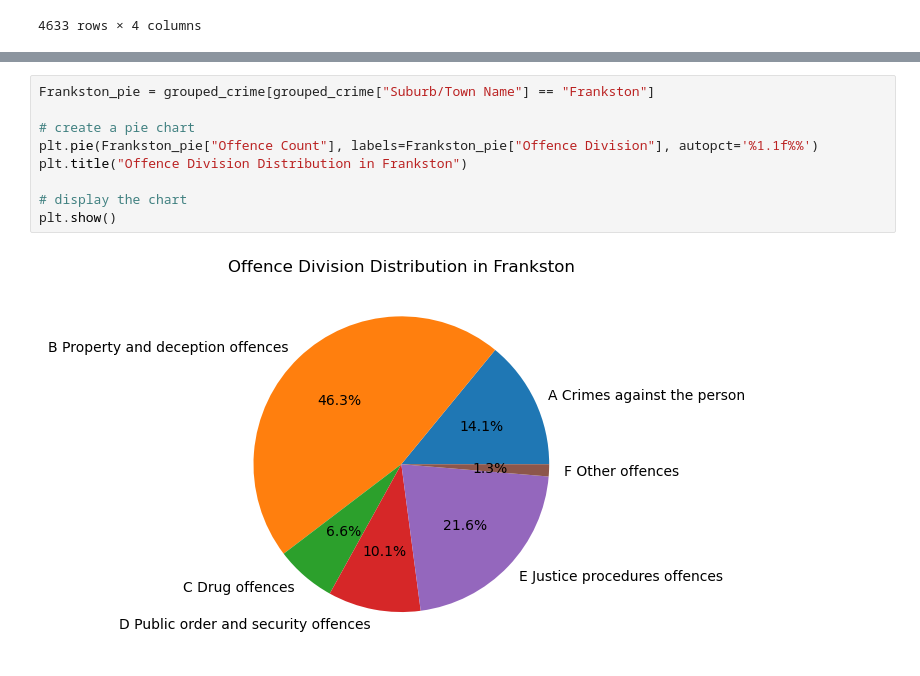
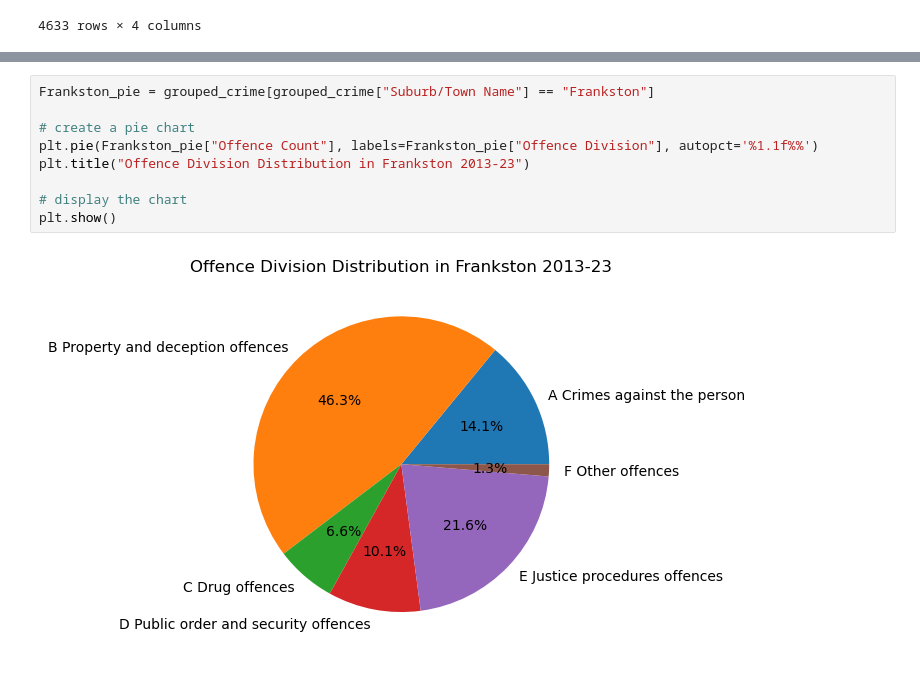
Before and after one commit to rsamma1606/proj-one-group-8, a Jupyter notebook: prj-one_Crime_vs_Property.ipynb, the cells around one changed output, grey strips where cells are left out. Cells and saved outputs as stored; diff of their text form.

```diff
--- a/prj-one_Crime_vs_Property.ipynb
+++ b/prj-one_Crime_vs_Property.ipynb
@@ -544,14 +544,14 @@ plt.show()
 # %%
 Frankston_pie = grouped_crime[grouped_crime["Suburb/Town Name"] == "Frankston"]
 
 # create a pie chart
 plt.pie(Frankston_pie["Offence Count"], labels=Frankston_pie["Offence Division"], autopct='%1.1f%%')
-plt.title("Offence Division Distribution in Frankston")
+plt.title("Offence Division Distribution in Frankston 2013-23")
 
 # display the chart
 plt.show()
 # %% [output]
-[figure, old version]
+[figure, new version]
 # %%
 Shepparton_pie = grouped_crime[grouped_crime["Suburb/Town Name"] == "Shepparton"]
 
```
Also changed, not shown: parts of 15 cells of this notebook.
